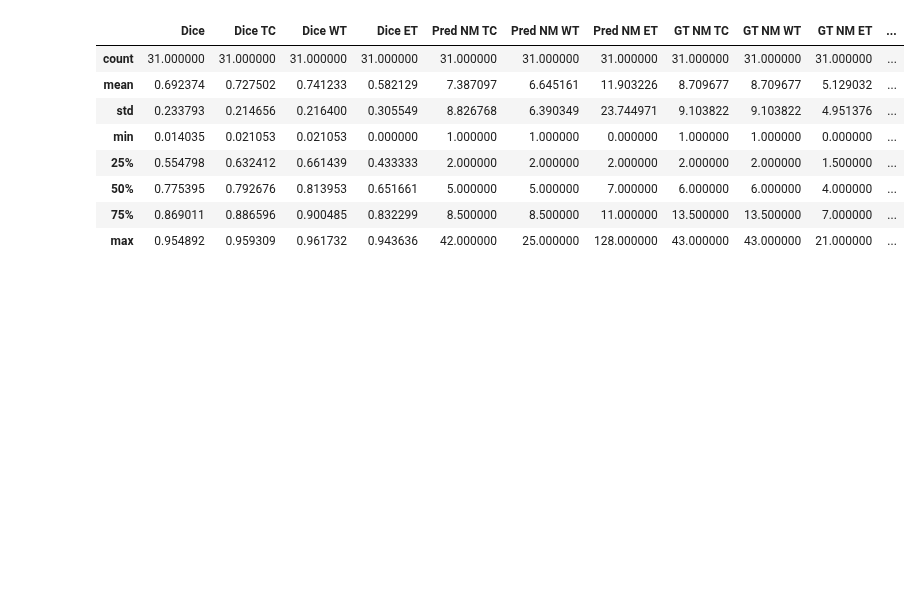
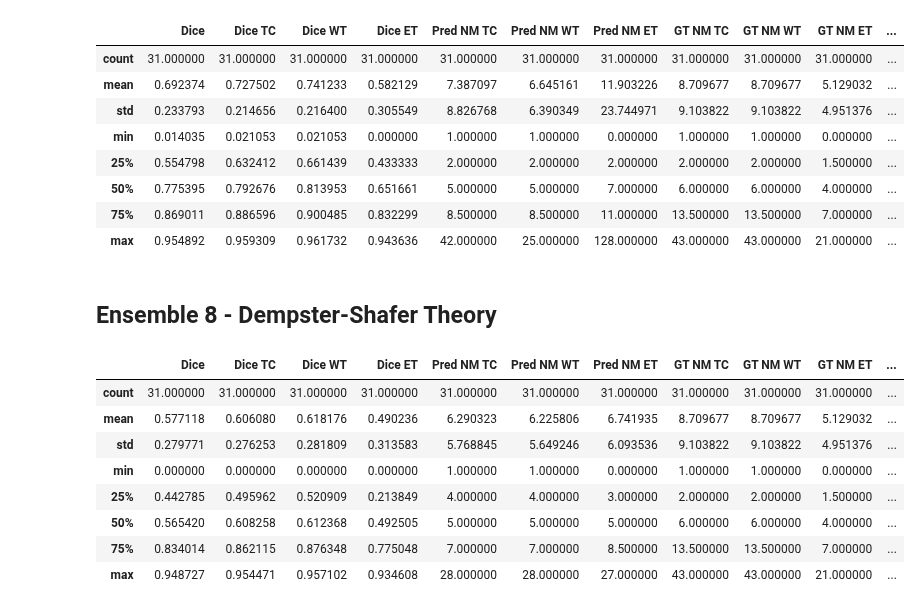
Before and after one commit to NachoGV/Semantic-Segmentation-of-Brain-Metastases-in-MRI-Scans, a Jupyter notebook: ensemble.ipynb, the cells around one changed output. Cells and saved outputs as stored; diff of their text form; code cells hidden in the pictures; blank space fills up the shorter version.

Commit message:
Added Dempster Shafer Theory and non-UNet Ensemble

```diff
--- a/ensemble.ipynb
+++ b/ensemble.ipynb
@@ -351,3 +330,54 @@ Label not 2 is present in all training examples.
 | 50% | 0.775395 | 0.792676 | 0.813953 | 0.651661 | 5.000000 | 5.000000 | 7.000000 | 6.000000 | 6.000000 | 4.000000 | ... |
 | 75% | 0.869011 | 0.886596 | 0.900485 | 0.832299 | 8.500000 | 8.500000 | 11.000000 | 13.500000 | 13.500000 | 7.000000 | ... |
 | max | 0.954892 | 0.959309 | 0.961732 | 0.943636 | 42.000000 | 25.000000 | 128.000000 | 43.000000 | 43.000000 | 21.000000 | ... |
+# %% [markdown]
+## Ensemble 8 - Dempster-Shafer Theory
+# %%
+def dempster_rule(mass1, mass2):
+
+    K = 1 / (1 - mass1[..., 0] * mass2[..., 1] - mass1[..., 1] * mass2[..., 0])
+
+    combined_mass = torch.zeros_like(mass1)
+    combined_mass[..., 0] = K * (mass1[..., 0] * mass2[..., 0] + mass1[..., 0] * mass2[..., 2] + mass1[..., 2] * mass2[..., 0])
+    combined_mass[..., 1] = K * (mass1[..., 1] * mass2[..., 1] + mass1[..., 1] * mass2[..., 2] + mass1[..., 2] * mass2[..., 1])
+    combined_mass[..., 2] = K * (mass1[..., 0] * mass2[..., 1] + mass1[..., 1] * mass2[..., 0] + mass1[..., 2] * mass2[..., 2])
+
+    return combined_mass
+
+def dempster_shafer_inference(predictions):
+
+    # Params
+    predictions = [pred.squeeze(0) for pred in predictions]
+
+    # Mass Beliefs for {tumor, non-tumor} - (3, 3, x, y, z) - (masses, channels, x, y, z)
+    masses = []
+    for pred in predictions:
+        epsilon = 1 - torch.max(pred)
+        tumor_mass = pred
+        non_tumor_mass = 1 - pred
+        uncertainty_mass = torch.full_like(pred, epsilon)
+        masses.append(torch.stack([tumor_mass, non_tumor_mass, uncertainty_mass], dim=-1))
+
+    combined_mass = reduce(dempster_rule, masses)
+
+    # Normalized Mass
+    combined_mass_sum = combined_mass.sum(dim=-1, keepdim=True)
+    normalized_mass = combined_mass / combined_mass_sum
+
+    return normalized_mass[..., 0].unsqueeze(0)
+
+#---------------------------------------------------------#
+
+ds_df = ensemble_inference(test_df, dempster_shafer_inference, threshold=0.1, store_npz=True, model_name='ds')
+ds_df.to_csv('./outputs/Ensemble/ds_test_scores.csv', index=False)
+ds_df.describe()
+# %% [output]
+|  | Dice | Dice TC | Dice WT | Dice ET | Pred NM TC | Pred NM WT | Pred NM ET | GT NM TC | GT NM WT | GT NM ET | ... |
+| count | 31.000000 | 31.000000 | 31.000000 | 31.000000 | 31.000000 | 31.000000 | 31.000000 | 31.000000 | 31.000000 | 31.000000 | ... |
+| mean | 0.577118 | 0.606080 | 0.618176 | 0.490236 | 6.290323 | 6.225806 | 6.741935 | 8.709677 | 8.709677 | 5.129032 | ... |
+| std | 0.279771 | 0.276253 | 0.281809 | 0.313583 | 5.768845 | 5.649246 | 6.093536 | 9.103822 | 9.103822 | 4.951376 | ... |
+| min | 0.000000 | 0.000000 | 0.000000 | 0.000000 | 1.000000 | 1.000000 | 0.000000 | 1.000000 | 1.000000 | 0.000000 | ... |
+| 25% | 0.442785 | 0.495962 | 0.520909 | 0.213849 | 4.000000 | 4.000000 | 3.000000 | 2.000000 | 2.000000 | 1.500000 | ... |
+| 50% | 0.565420 | 0.608258 | 0.612368 | 0.492505 | 5.000000 | 5.000000 | 5.000000 | 6.000000 | 6.000000 | 4.000000 | ... |
+| 75% | 0.834014 | 0.862115 | 0.876348 | 0.775048 | 7.000000 | 7.000000 | 8.500000 | 13.500000 | 13.500000 | 7.000000 | ... |
+| max | 0.948727 | 0.954471 | 0.957102 | 0.934608 | 28.000000 | 28.000000 | 27.000000 | 43.000000 | 43.000000 | 21.000000 | ... |
```
Also changed, not shown: parts of 2 cells of this notebook, 3 other files.
